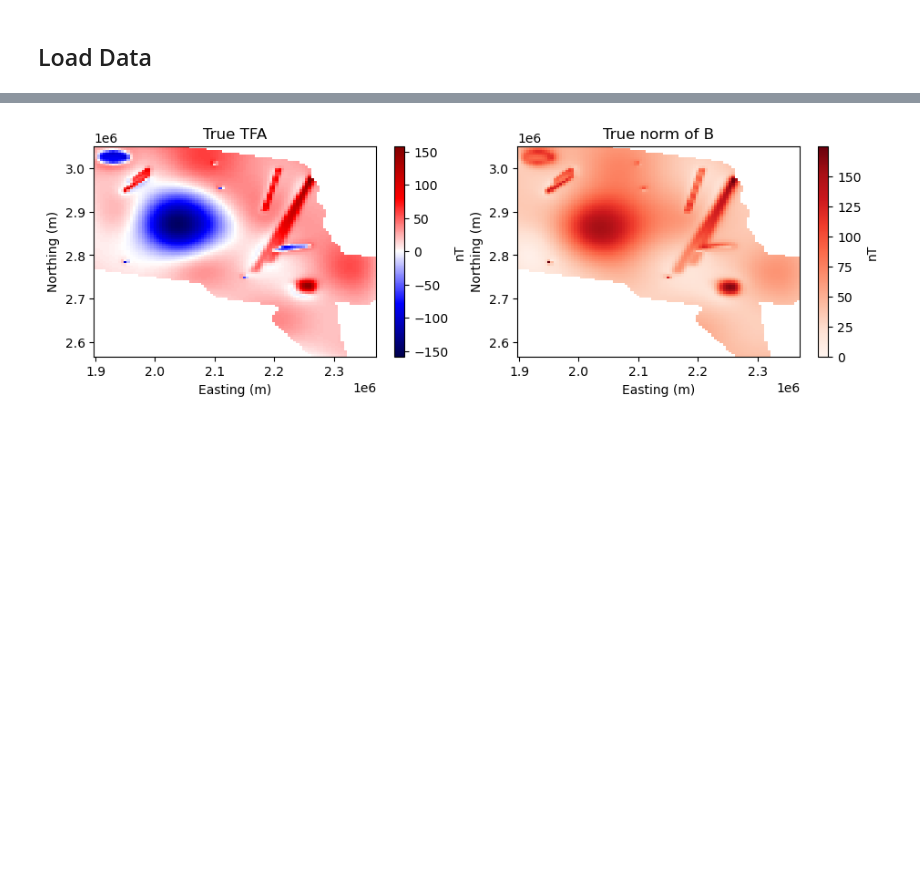
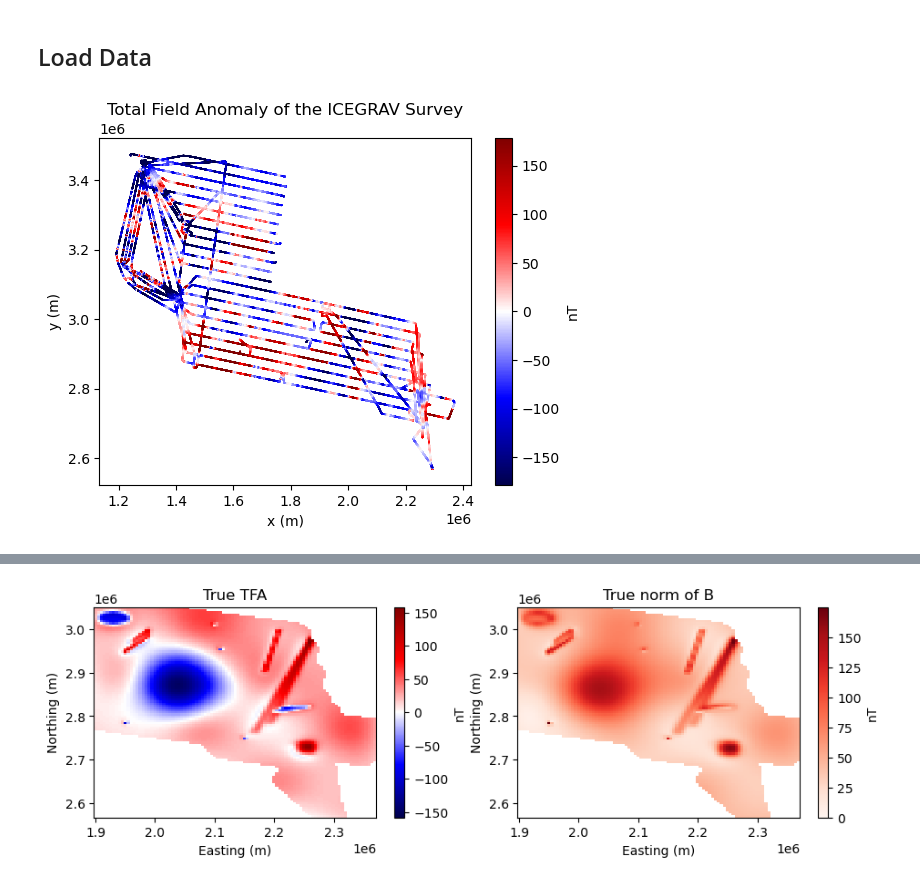
Before and after one commit to compgeolab/eqs-magnetic-dual-layer, a Jupyter notebook: code/07_icegrav_synthetic.ipynb, the cells around one changed output, grey strips where cells are left out. Drawn from its saved outputs; the diff is of its cells as text; code cells hidden in the pictures; blank space fills up the shorter version.

```diff
--- a/code/07_icegrav_synthetic.ipynb
+++ b/code/07_icegrav_synthetic.ipynb
@@ -28,3 +29,14 @@ source_coordinates = [icegrav_synthetic_sources.x, icegrav_synthetic_sources.y,
 dipole_moments = [icegrav_synthetic_sources.dipole_moment_x, icegrav_synthetic_sources.dipole_moment_y, icegrav_synthetic_sources.dipole_moment_u]
 
 field_direction = np.array([hm.magnetic_angles_to_vec(1, -65, 25)]).T
+# %%
+plt.figure(figsize=(6,4.5))
+scale_tfa_real = np.nanpercentile(icegrav.MagL, 95)
+plt.scatter(*icegrav_coords[:2], c=icegrav.MagL, cmap="seismic",s=0.01, vmin=-scale_tfa_real, vmax=scale_tfa_real)
+plt.title("Total Field Anomaly of the ICEGRAV Survey")
+plt.xlabel("x (m)")
+plt.ylabel("y (m)")
+plt.colorbar(label="nT")
+plt.show()
+# %% [output]
+[figure, added]
```
Also changed, not shown: parts of 3 cells of this notebook.
